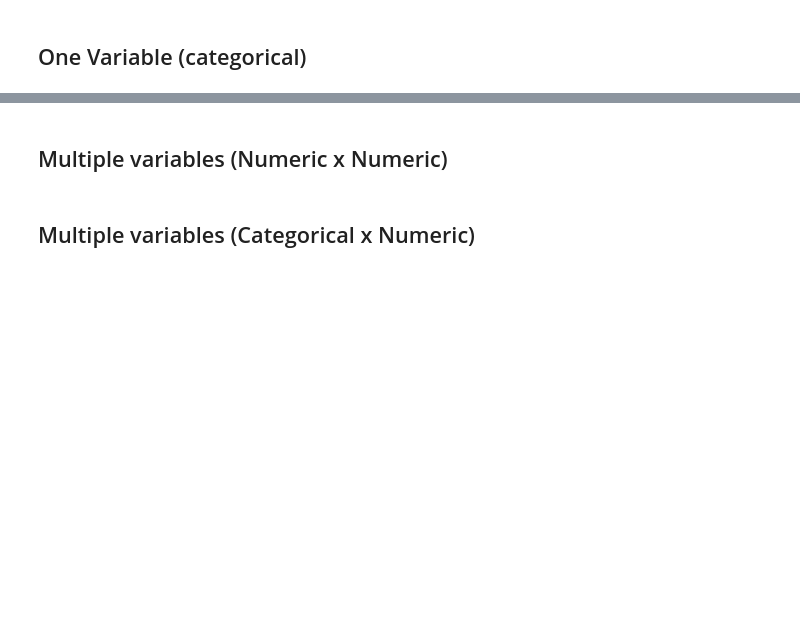
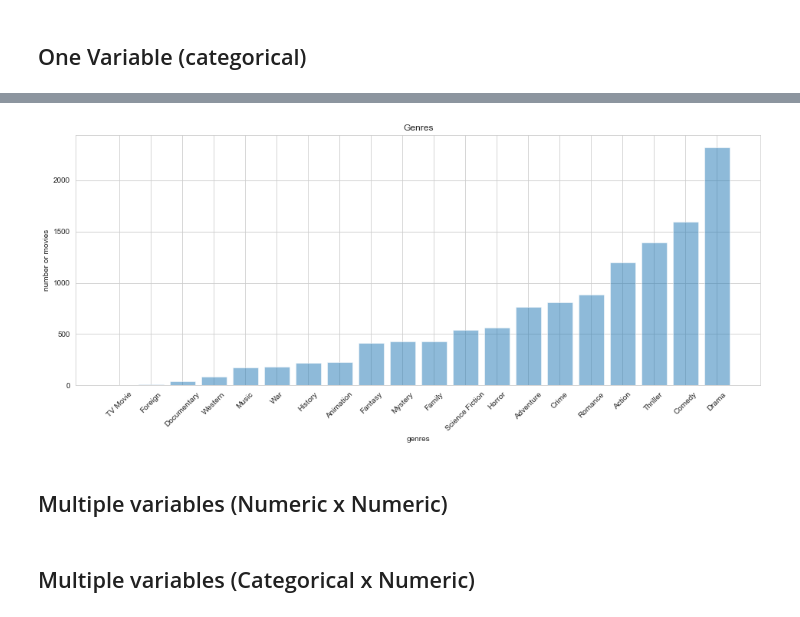
Before and after one commit to nastazya/Movies-analytics, a Jupyter notebook: EDA.ipynb, the cells around one changed output, grey strips where cells are left out. Saved outputs shown, nothing was run; the diff lists cells and outputs as text; code cells hidden in the pictures; blank space fills up the shorter version.

```diff
--- a/EDA.ipynb
+++ b/EDA.ipynb
@@ -149,3 +133,29 @@ TypeError: unhashable type: 'list'
+# %%
+# Analize genres
+l=[]
+for i, item in enumerate(df['genres']):
+    for cell in item:
+        l.append(cell['name'])
+genres_all = np.array(l)
+g_name, g_count = np.unique(genres_all, return_counts=True)
+genres = zip(g_name, g_count) # list of Unique Values along with occurrence Count
+genres = list(genres)
+genres = sorted(genres, key = lambda x: x[1])
+for i, elem in enumerate(genres):
+    g_name[i] = elem[0]
+    g_count[i] = elem[1]
+
+# Bar Chart
+plt.figure(figsize=(16,6))
+plt.title('Genres')
+plt.xlabel('genres')
+plt.ylabel('number or movies')
+y_pos = range(len(g_name))
+plt.bar(y_pos,g_count, align='center', alpha=0.5)
+plt.xticks(y_pos, g_name, rotation=45)
+plt.show()
+# %% [output]
+[figure, added]
 # %%
 #TODO: Analyze all the categorical variables
 # %% [markdown]
```
Also changed, not shown: parts of 2 cells of this notebook.
